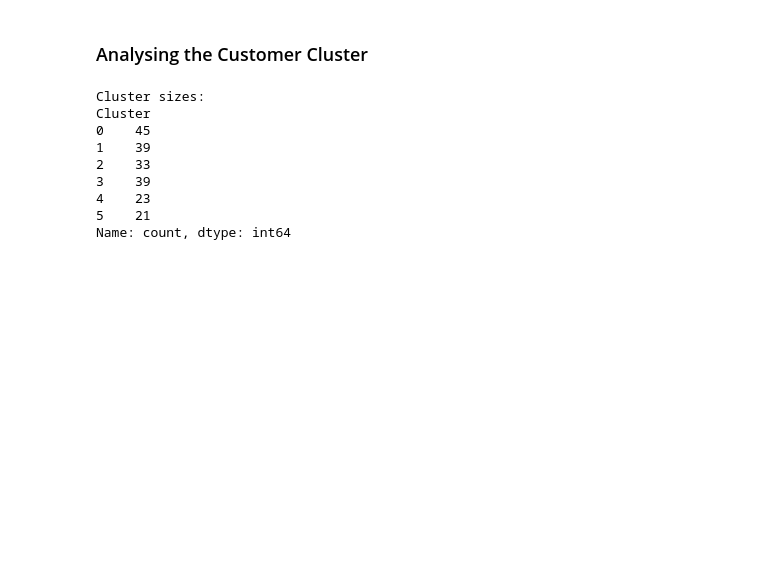
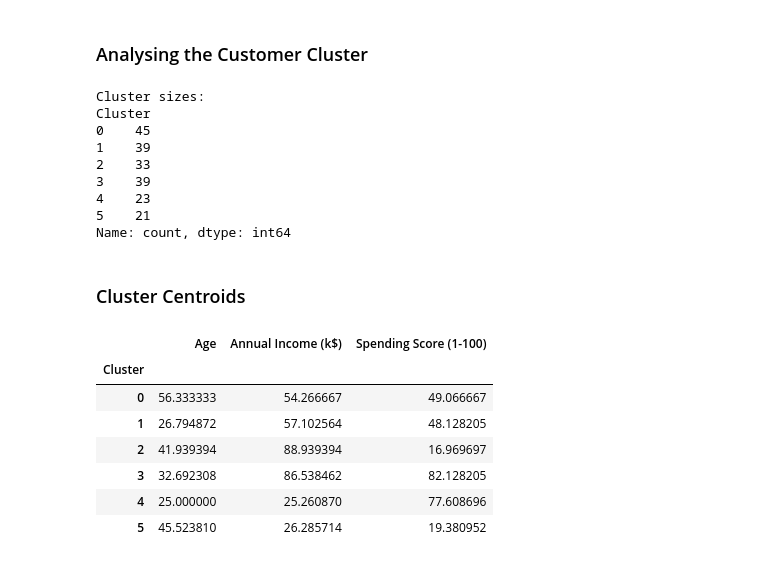
Before and after one commit to PolinaYukhnovets/AIML_3_CustomerSegmentation_byte, a Jupyter notebook: customer_segmentation.ipynb, the cells around one changed output. Saved outputs shown, nothing was run; the diff lists cells and outputs as text; code cells hidden in the pictures; blank space fills up the shorter version.

```diff
--- a/customer_segmentation.ipynb
+++ b/customer_segmentation.ipynb
@@ -196,3 +196,25 @@ Cluster
 4    23
 5    21
 Name: count, dtype: int64
+# %% [markdown]
+### Cluster Centroids
+# %%
+centroids = scaler.inverse_transform(kmeans.cluster_centers_)
+
+centroids_df = pd.DataFrame(
+    centroids,
+    columns=["Age", "Annual Income (k$)", "Spending Score (1-100)"]
+)
+
+centroids_df.index.name = "Cluster"
+
+centroids_df
+# %% [output]
+|  | Age | Annual Income (k$) | Spending Score (1-100) |
+| Cluster |  |  |  |
+| 0 | 56.333333 | 54.266667 | 49.066667 |
+| 1 | 26.794872 | 57.102564 | 48.128205 |
+| 2 | 41.939394 | 88.939394 | 16.969697 |
+| 3 | 32.692308 | 86.538462 | 82.128205 |
+| 4 | 25.000000 | 25.260870 | 77.608696 |
+| 5 | 45.523810 | 26.285714 | 19.380952 |
```
Also changed, not shown: parts of 5 cells of this notebook, 2 other files.
